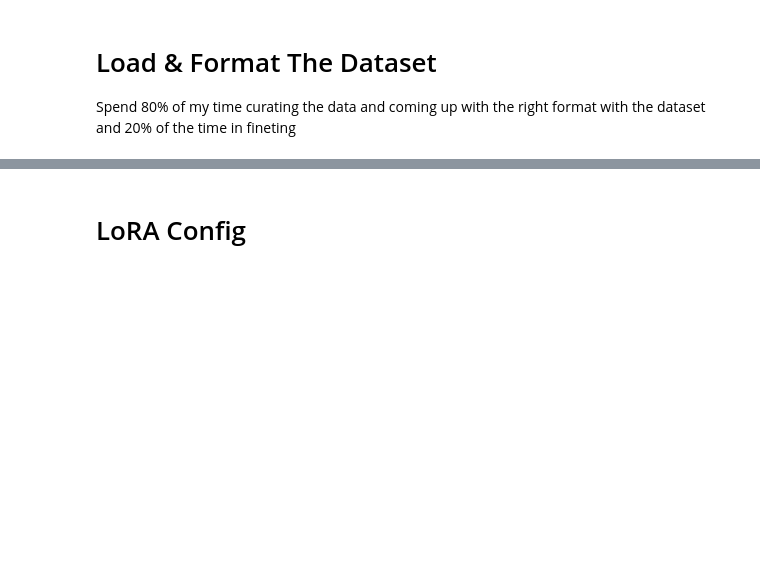
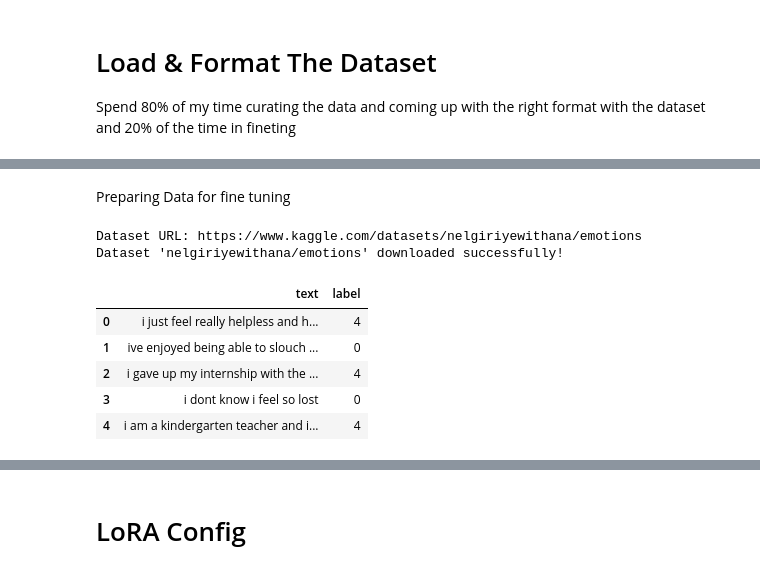
Before and after one commit to paper-prism/paper-prism, a Jupyter notebook: gemma_fine_tuning.ipynb, the cells around one changed output, grey strips where cells are left out. Drawn from its saved outputs; the diff is of its cells as text; code cells hidden in the pictures; blank space fills up the shorter version.

```diff
--- a/gemma_fine_tuning.ipynb
+++ b/gemma_fine_tuning.ipynb
@@ -272,0 +134,47 @@ dataset = dataset.shuffle(seed=1234)
+# %% [markdown]
+Preparing Data for fine tuning
+# %%
+import os
+import shutil
+import stat
+from kaggle.api.kaggle_api_extended import KaggleApi
+
+# 1. /root/.config/kaggle 디렉토리를 생성
+config_dir = os.path.expanduser("~/.config/kaggle")
+os.makedirs(config_dir, exist_ok=True)
+
+# 2. 현재 작업 디렉토리에 있는 kaggle.json 파일을 /root/.config/kaggle 디렉토리로 복사
+source_file = "kaggle.json"  # kaggle.json 파일의 경로
+destination_file = os.path.join(config_dir, "kaggle.json")
+
+if os.path.exists(source_file):
+    shutil.copy(source_file, destination_file)
+    os.chmod(destination_file, stat.S_IRUSR | stat.S_IWUSR)  # 권한 설정
+else:
+    raise FileNotFoundError(f"{source_file} 파일이 현재 디렉토리에 없습니다.")
+
+# 3. Kaggle API를 사용하여 데이터셋 다운로드
+api = KaggleApi()
+api.authenticate()
+
+# 다운로드할 데이터셋 ID
+dataset_id = "nelgiriyewithana/emotions"
+
+# 데이터셋 다운로드
+api.dataset_download_files(dataset_id, path=".", unzip=True)
+
+print(f"Dataset '{dataset_id}' downloaded successfully!")
+# %% [output]
+Dataset URL: https://www.kaggle.com/datasets/nelgiriyewithana/emotions
+Dataset 'nelgiriyewithana/emotions' downloaded successfully!
+# %%
+data = pd.read_csv('/content/text.csv', index_col = 0)
+
+data.head()
+# %% [output]
+|  | text | label |
+| 0 | i just feel really helpless and h... | 4 |
+| 1 | ive enjoyed being able to slouch ... | 0 |
+| 2 | i gave up my internship with the ... | 4 |
+| 3 | i dont know i feel so lost | 0 |
+| 4 | i am a kindergarten teacher and i... | 4 |
```
Also changed, not shown: parts of 32 cells of this notebook.
